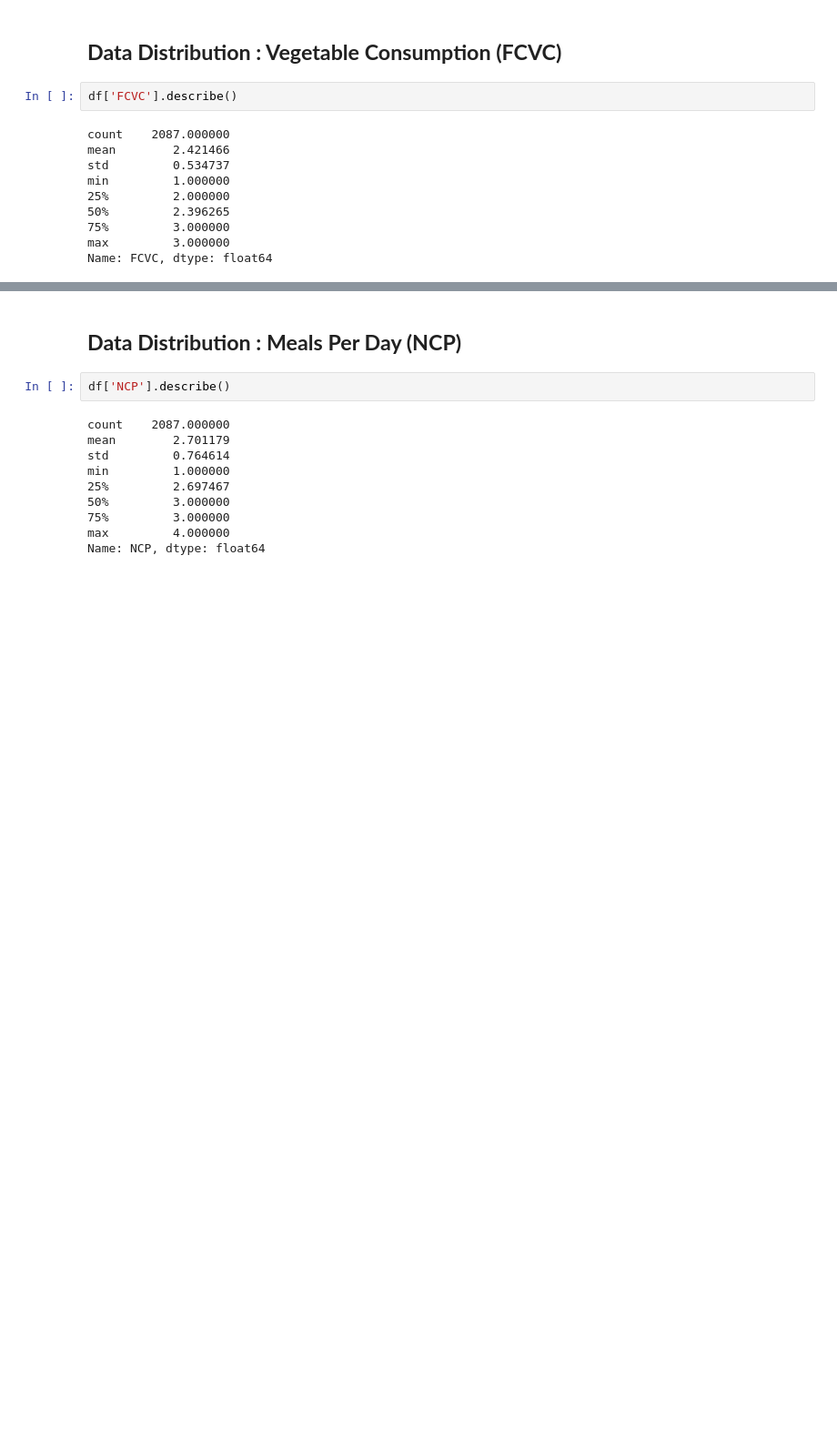
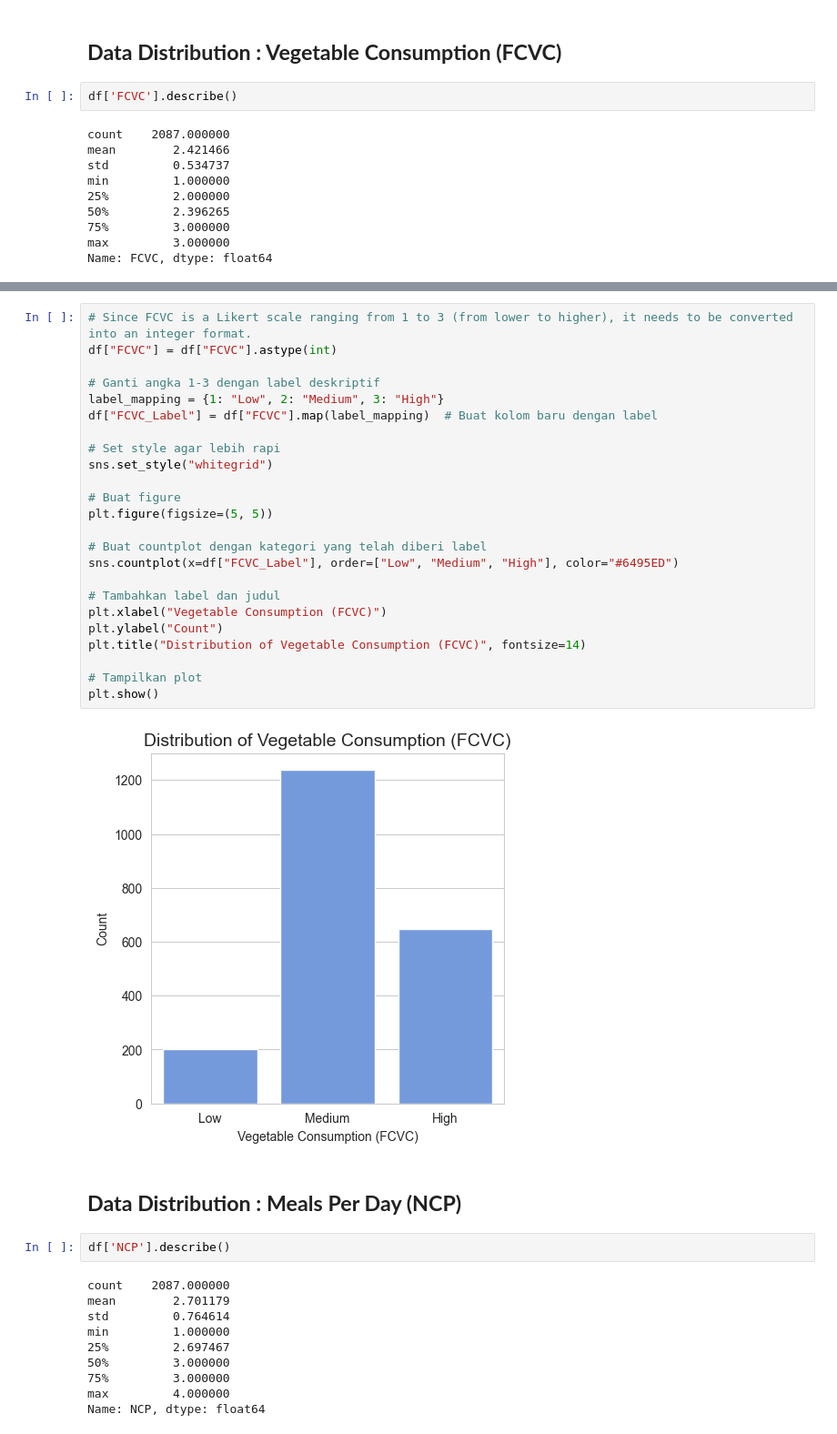
Before and after one commit to arsiimam/Obesity-Factors-Analysis, a Jupyter notebook: Notebooks/data_cleaning.ipynb, the cells around one changed output, grey strips where cells are left out. Shown at 91% size. Saved outputs shown, nothing was run; the diff lists cells and outputs as text; blank space fills up the shorter version.

Commit message:
Update data_cleaning.ipynb: Make a better visualization for FCVC Distribution

```diff
--- a/Notebooks/data_cleaning.ipynb
+++ b/Notebooks/data_cleaning.ipynb
@@ -538,3 +508,29 @@ plt.show()
+# %%
+# Since FCVC is a Likert scale ranging from 1 to 3 (from lower to higher), it needs to be converted into an integer format.
+df["FCVC"] = df["FCVC"].astype(int)
+
+# Ganti angka 1-3 dengan label deskriptif
+label_mapping = {1: "Low", 2: "Medium", 3: "High"}
+df["FCVC_Label"] = df["FCVC"].map(label_mapping)  # Buat kolom baru dengan label
+
+# Set style agar lebih rapi
+sns.set_style("whitegrid")
+
+# Buat figure
+plt.figure(figsize=(5, 5))
+
+# Buat countplot dengan kategori yang telah diberi label
+sns.countplot(x=df["FCVC_Label"], order=["Low", "Medium", "High"], color="#6495ED")
+
+# Tambahkan label dan judul
+plt.xlabel("Vegetable Consumption (FCVC)")
+plt.ylabel("Count")
+plt.title("Distribution of Vegetable Consumption (FCVC)", fontsize=14)
+
+# Tampilkan plot
+plt.show()
+# %% [output]
+[figure, added]
 # %% [markdown]
 ## **Data Distribution : Meals Per Day (NCP)**
 # %%
```
Also changed, not shown: parts of 6 cells of this notebook, 2 other files.
